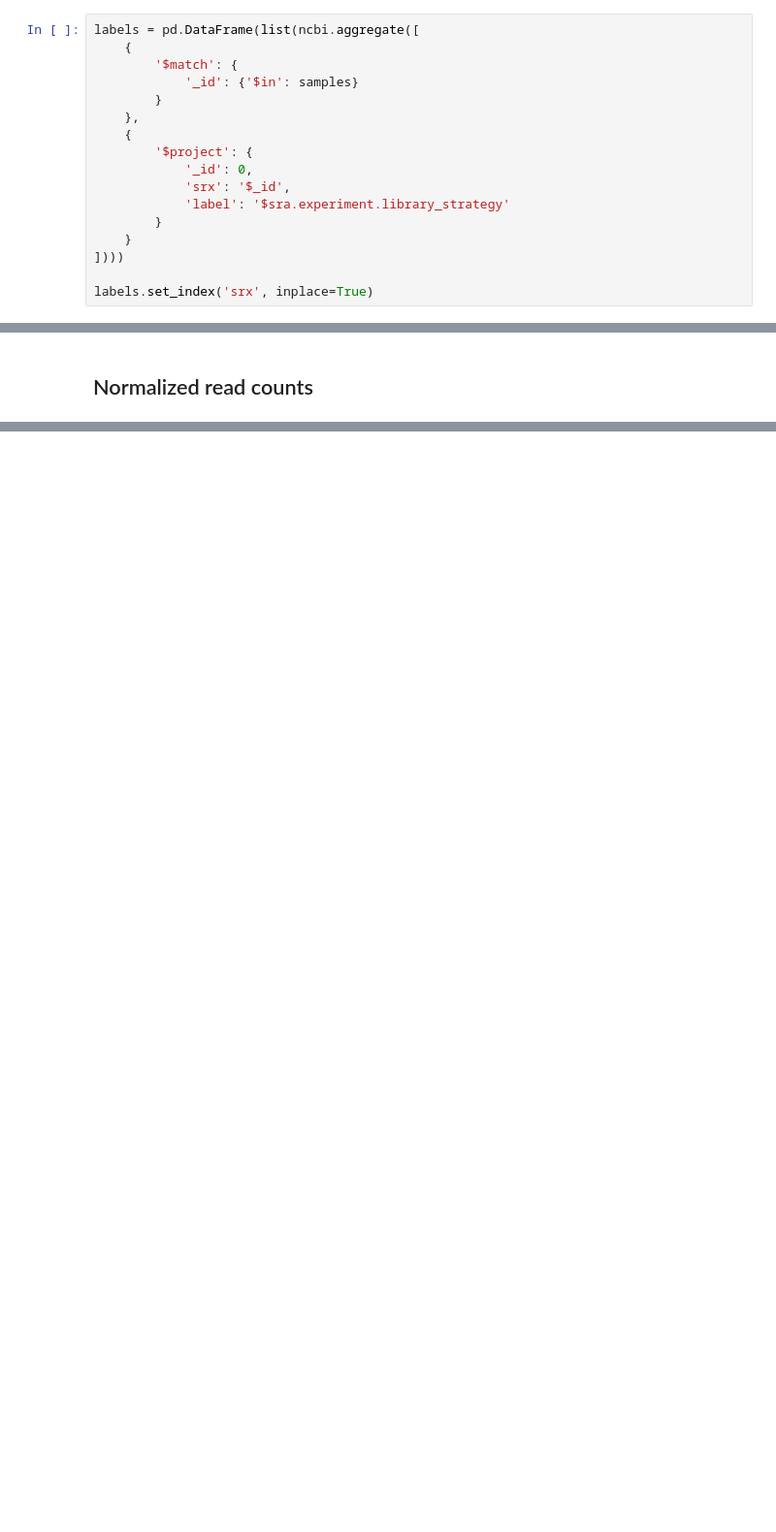
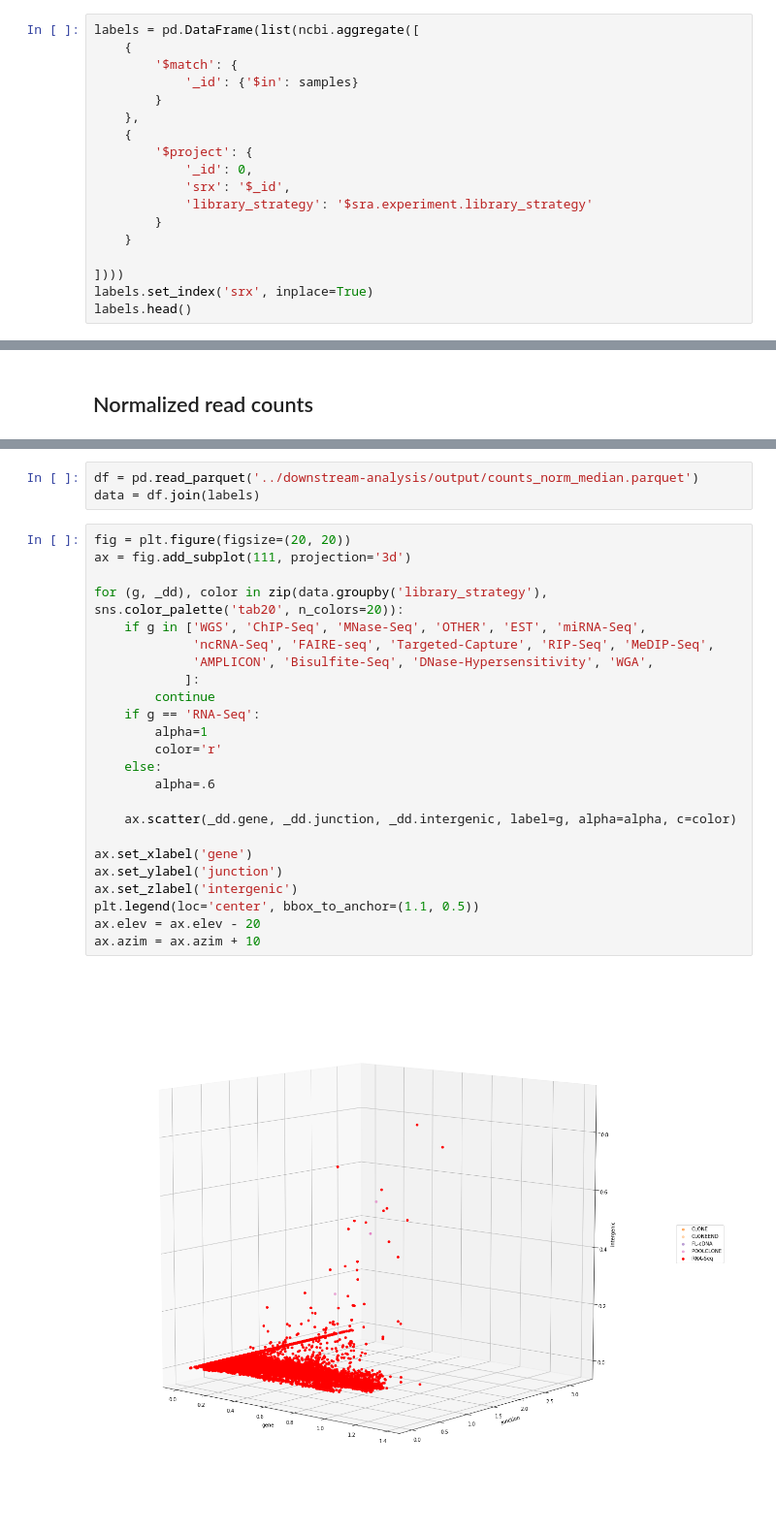
Before and after one commit to jfear/ncbi_remap, a Jupyter notebook: notebook/2018-06-26_ml_library_strategy.ipynb, the cells around one changed output, grey strips where cells are left out. Shown: that part at 97% size. Saved outputs shown, nothing was run; the diff lists cells and outputs as text; blank space fills up the shorter version.

```diff
--- a/notebook/2018-06-26_ml_library_strategy.ipynb
+++ b/notebook/2018-06-26_ml_library_strategy.ipynb
@@ -60,9 +48,10 @@ labels = pd.DataFrame(list(ncbi.aggregate([
         '$project': {
             '_id': 0,
             'srx': '$_id',
-            'label': '$sra.experiment.library_strategy'
+            'library_strategy': '$sra.experiment.library_strategy'
         }
     }
+
 ])))
-
 labels.set_index('srx', inplace=True)
+labels.head()
@@ -146,0 +68,29 @@ def get_norm_counts(srx):
+# %%
+df = pd.read_parquet('../downstream-analysis/output/counts_norm_median.parquet')
+data = df.join(labels)
+# %%
+fig = plt.figure(figsize=(20, 20))
+ax = fig.add_subplot(111, projection='3d')
+
+for (g, _dd), color in zip(data.groupby('library_strategy'), sns.color_palette('tab20', n_colors=20)):
+    if g in ['WGS', 'ChIP-Seq', 'MNase-Seq', 'OTHER', 'EST', 'miRNA-Seq',
+             'ncRNA-Seq', 'FAIRE-seq', 'Targeted-Capture', 'RIP-Seq', 'MeDIP-Seq',
+             'AMPLICON', 'Bisulfite-Seq', 'DNase-Hypersensitivity', 'WGA',
+            ]:
+        continue
+    if g == 'RNA-Seq':
+        alpha=1
+        color='r'
+    else:
+        alpha=.6
+
+    ax.scatter(_dd.gene, _dd.junction, _dd.intergenic, label=g, alpha=alpha, c=color)
+
+ax.set_xlabel('gene')
+ax.set_ylabel('junction')
+ax.set_zlabel('intergenic')
+plt.legend(loc='center', bbox_to_anchor=(1.1, 0.5))
+ax.elev = ax.elev - 20
+ax.azim = ax.azim + 10
+# %% [output]
+[figure, added]
```
Also changed, not shown: parts of 22 cells of this notebook.
